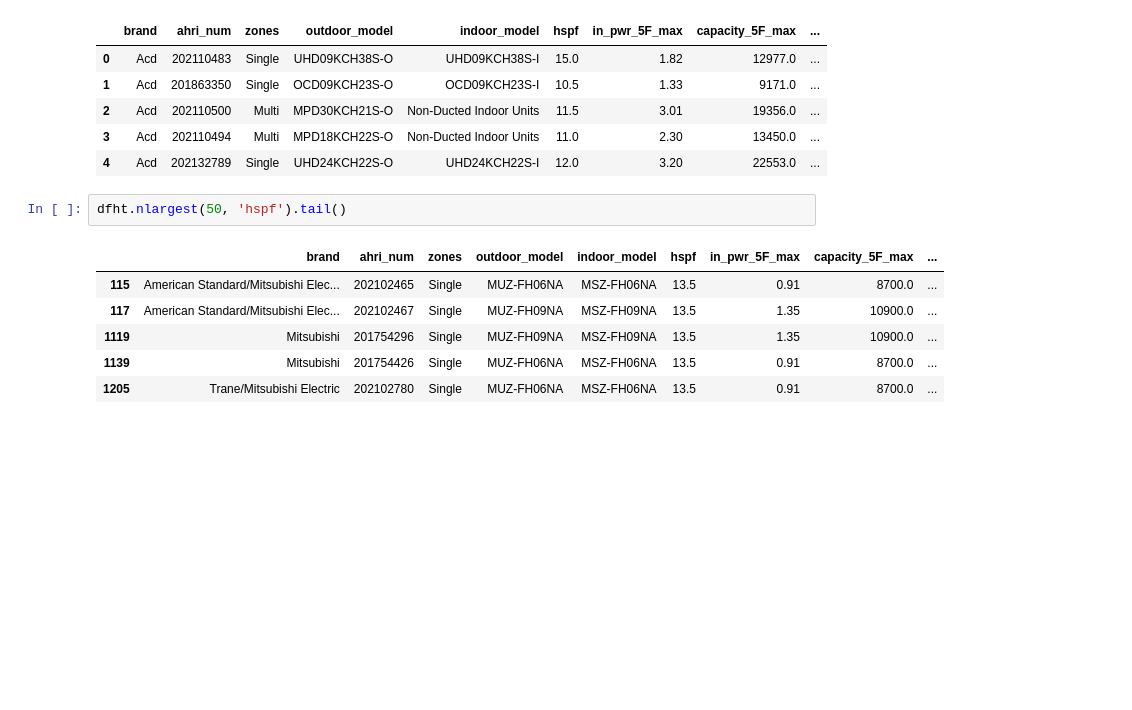
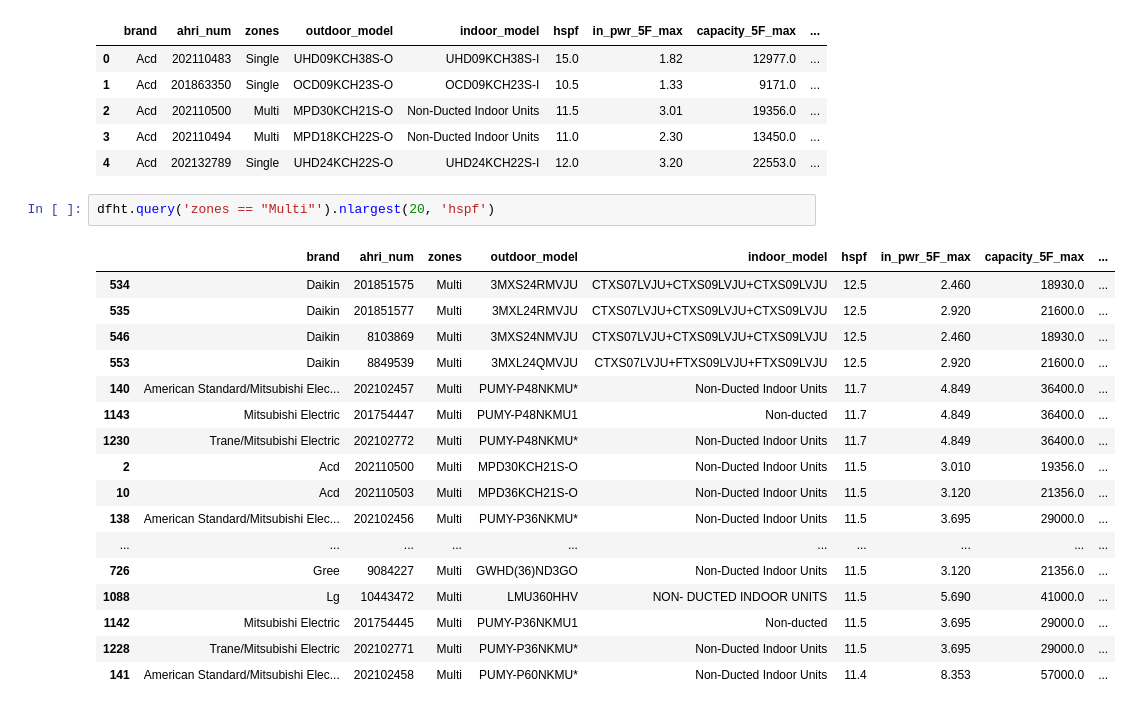
Before and after one commit to alanmitchell/heat-pump-calc, a Jupyter notebook: library_test.ipynb, the cells around one changed output. Saved outputs shown, nothing was run; the diff lists cells and outputs as text; blank space fills up the shorter version.

```diff
--- a/library_test.ipynb
+++ b/library_test.ipynb
@@ -412,12 +412,23 @@ dfht.head()
 | 3 | Acd | 202110494 | Multi | MPD18KCH22S-O | Non-Ducted Indoor Units | 11.0 | 2.30 | 13450.0 | ... |
 | 4 | Acd | 202132789 | Single | UHD24KCH22S-O | UHD24KCH22S-I | 12.0 | 3.20 | 22553.0 | ... |
 # %%
-dfht.nlargest(50, 'hspf').tail()
+dfht.query('zones == "Multi"').nlargest(20, 'hspf')
 # %% [output]
 |  | brand | ahri_num | zones | outdoor_model | indoor_model | hspf | in_pwr_5F_max | capacity_5F_max | ... |
-| 115 | American Standard/Mitsubishi Elec... | 202102465 | Single | MUZ-FH06NA | MSZ-FH06NA | 13.5 | 0.91 | 8700.0 | ... |
-| 117 | American Standard/Mitsubishi Elec... | 202102467 | Single | MUZ-FH09NA | MSZ-FH09NA | 13.5 | 1.35 | 10900.0 | ... |
-| 1119 | Mitsubishi | 201754296 | Single | MUZ-FH09NA | MSZ-FH09NA | 13.5 | 1.35 | 10900.0 | ... |
-| 1139 | Mitsubishi | 201754426 | Single | MUZ-FH06NA | MSZ-FH06NA | 13.5 | 0.91 | 8700.0 | ... |
-| 1205 | Trane/Mitsubishi Electric | 202102780 | Single | MUZ-FH06NA | MSZ-FH06NA | 13.5 | 0.91 | 8700.0 | ... |
+| 534 | Daikin | 201851575 | Multi | 3MXS24RMVJU | CTXS07LVJU+CTXS09LVJU+CTXS09LVJU | 12.5 | 2.460 | 18930.0 | ... |
+| 535 | Daikin | 201851577 | Multi | 3MXL24RMVJU | CTXS07LVJU+CTXS09LVJU+CTXS09LVJU | 12.5 | 2.920 | 21600.0 | ... |
+| 546 | Daikin | 8103869 | Multi | 3MXS24NMVJU | CTXS07LVJU+CTXS09LVJU+CTXS09LVJU | 12.5 | 2.460 | 18930.0 | ... |
+| 553 | Daikin | 8849539 | Multi | 3MXL24QMVJU | CTXS07LVJU+FTXS09LVJU+FTXS09LVJU | 12.5 | 2.920 | 21600.0 | ... |
+| 140 | American Standard/Mitsubishi Elec... | 202102457 | Multi | PUMY-P48NKMU* | Non-Ducted Indoor Units | 11.7 | 4.849 | 36400.0 | ... |
+| 1143 | Mitsubishi Electric | 201754447 | Multi | PUMY-P48NKMU1 | Non-ducted | 11.7 | 4.849 | 36400.0 | ... |
+| 1230 | Trane/Mitsubishi Electric | 202102772 | Multi | PUMY-P48NKMU* | Non-Ducted Indoor Units | 11.7 | 4.849 | 36400.0 | ... |
+| 2 | Acd | 202110500 | Multi | MPD30KCH21S-O | Non-Ducted Indoor Units | 11.5 | 3.010 | 19356.0 | ... |
+| 10 | Acd | 202110503 | Multi | MPD36KCH21S-O | Non-Ducted Indoor Units | 11.5 | 3.120 | 21356.0 | ... |
+| 138 | American Standard/Mitsubishi Elec... | 202102456 | Multi | PUMY-P36NKMU* | Non-Ducted Indoor Units | 11.5 | 3.695 | 29000.0 | ... |
+| ... | ... | ... | ... | ... | ... | ... | ... | ... | ... |
+| 726 | Gree | 9084227 | Multi | GWHD(36)ND3GO | Non-Ducted Indoor Units | 11.5 | 3.120 | 21356.0 | ... |
+| 1088 | Lg | 10443472 | Multi | LMU360HHV | NON- DUCTED INDOOR UNITS | 11.5 | 5.690 | 41000.0 | ... |
+| 1142 | Mitsubishi Electric | 201754445 | Multi | PUMY-P36NKMU1 | Non-ducted | 11.5 | 3.695 | 29000.0 | ... |
+| 1228 | Trane/Mitsubishi Electric | 202102771 | Multi | PUMY-P36NKMU* | Non-Ducted Indoor Units | 11.5 | 3.695 | 29000.0 | ... |
+| 141 | American Standard/Mitsubishi Elec... | 202102458 | Multi | PUMY-P60NKMU* | Non-Ducted Indoor Units | 11.4 | 8.353 | 57000.0 | ... |
 # %%
```
Also changed, not shown: parts of 4 cells of this notebook, 3 other files.
